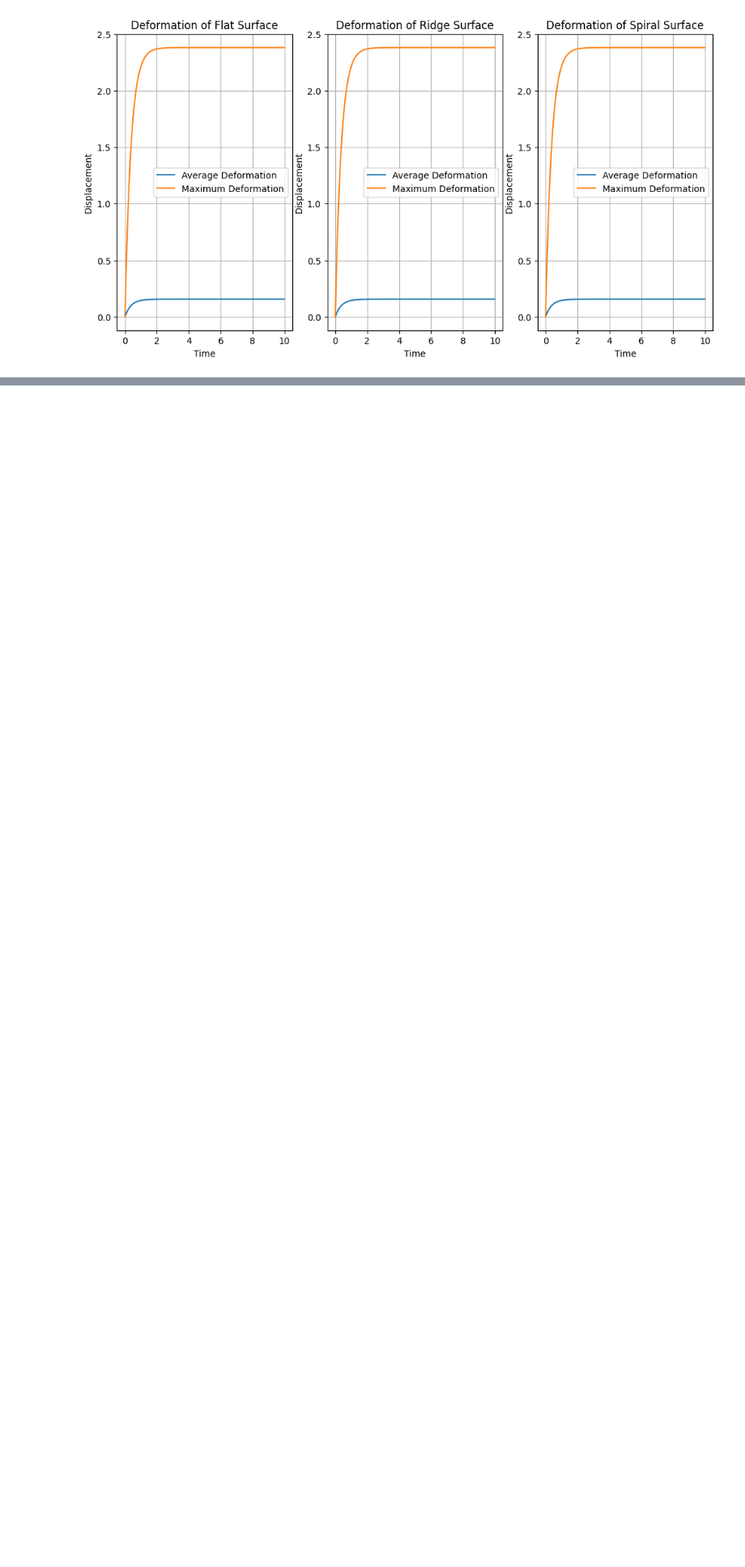
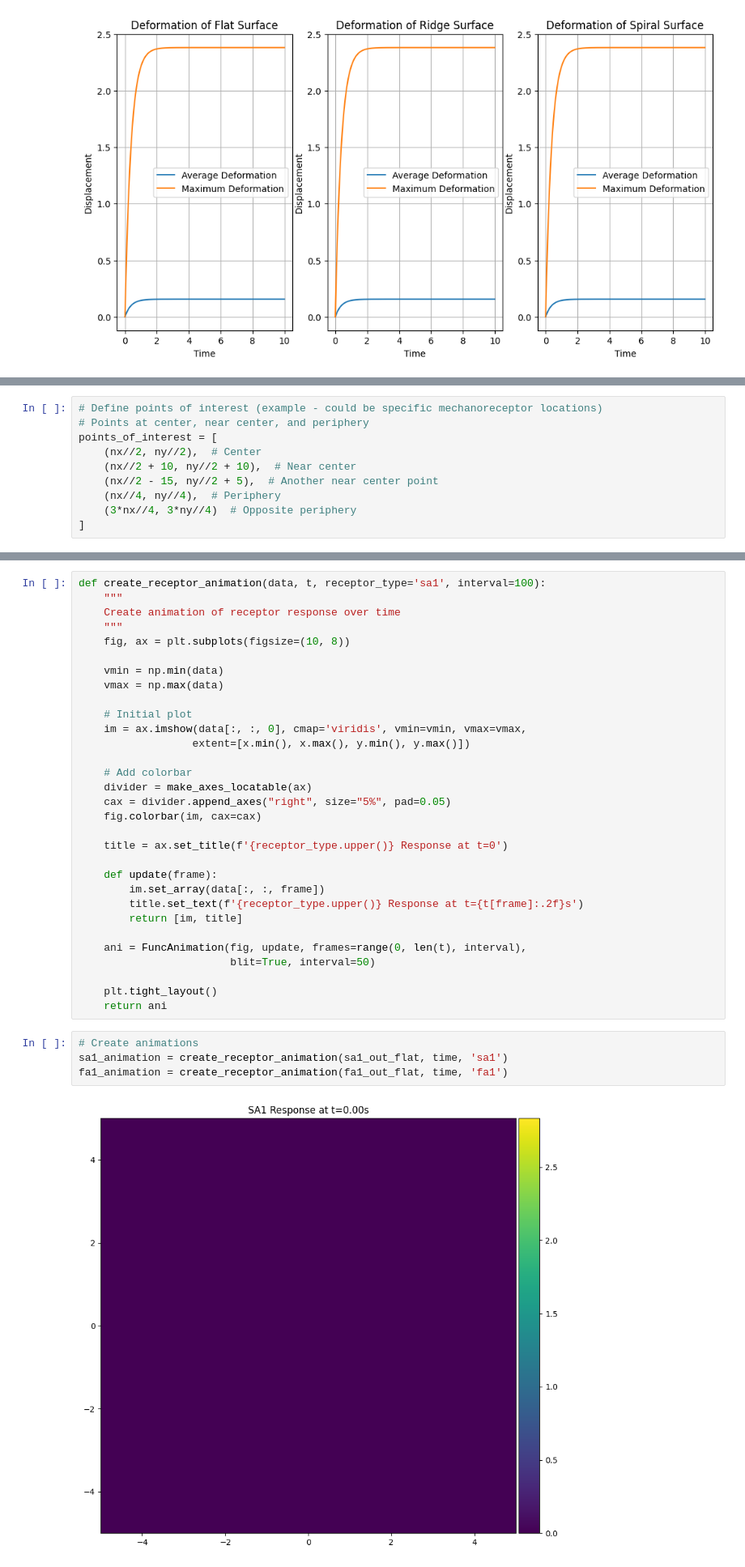
Before and after one commit to CydiaBoss/skin-ridge-model, a Jupyter notebook: sim.ipynb, the cells around one changed output, grey strips where cells are left out. Shown: that part at 81% size. Cells and saved outputs as stored; diff of their text form; blank space fills up the shorter version.

```diff
--- a/sim.ipynb
+++ b/sim.ipynb
@@ -355,0 +301,10 @@ plt.show()
+# %%
+# Define points of interest (example - could be specific mechanoreceptor locations)
+# Points at center, near center, and periphery
+points_of_interest = [
+	(nx//2, ny//2),  # Center
+	(nx//2 + 10, ny//2 + 10),  # Near center
+	(nx//2 - 15, ny//2 + 5),  # Another near center point
+	(nx//4, ny//4),  # Periphery
+	(3*nx//4, 3*ny//4)  # Opposite periphery
+]
@@ -355,0 +355,37 @@ plt.show()
+# %%
+def create_receptor_animation(data, t, receptor_type='sa1', interval=100):
+    """
+    Create animation of receptor response over time
+    """
+    fig, ax = plt.subplots(figsize=(10, 8))
+
+    vmin = np.min(data)
+    vmax = np.max(data)
+
+    # Initial plot
+    im = ax.imshow(data[:, :, 0], cmap='viridis', vmin=vmin, vmax=vmax,
+                  extent=[x.min(), x.max(), y.min(), y.max()])
+
+    # Add colorbar
+    divider = make_axes_locatable(ax)
+    cax = divider.append_axes("right", size="5%", pad=0.05)
+    fig.colorbar(im, cax=cax)
+
+    title = ax.set_title(f'{receptor_type.upper()} Response at t=0')
+
+    def update(frame):
+        im.set_array(data[:, :, frame])
+        title.set_text(f'{receptor_type.upper()} Response at t={t[frame]:.2f}s')
+        return [im, title]
+
+    ani = FuncAnimation(fig, update, frames=range(0, len(t), interval),
+                        blit=True, interval=50)
+
+    plt.tight_layout()
+    return ani
+# %%
+# Create animations
+sa1_animation = create_receptor_animation(sa1_out_flat, time, 'sa1')
+fa1_animation = create_receptor_animation(fa1_out_flat, time, 'fa1')
+# %% [output]
+[figure, added]
```
Also changed, not shown: parts of 9 cells of this notebook, 1 other file.
